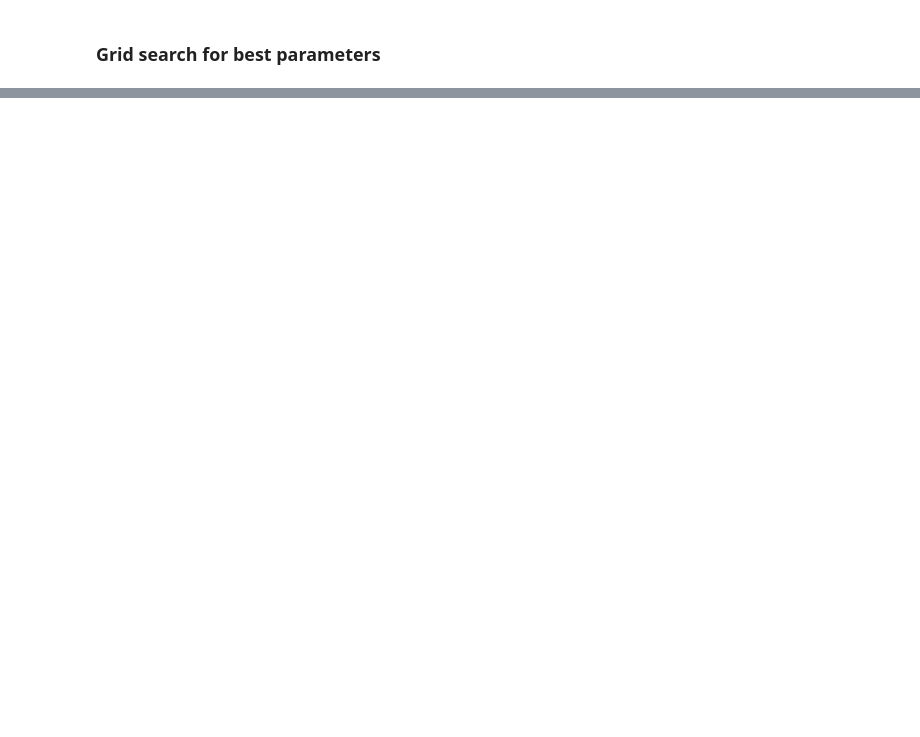
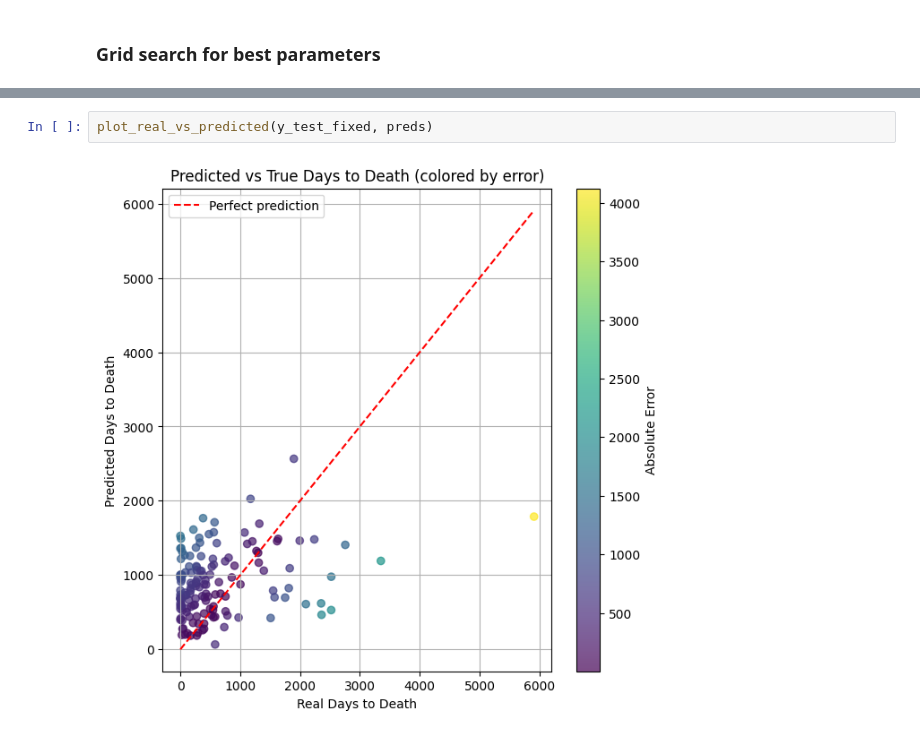
Before and after one commit to giorgiaBertacchini/miRNA_survival_analysis, a Jupyter notebook: notebooks/mlp.ipynb, the cells around one changed output, grey strips where cells are left out. Saved outputs shown, nothing was run; the diff lists cells and outputs as text; blank space fills up the shorter version.

```diff
--- a/notebooks/mlp.ipynb
+++ b/notebooks/mlp.ipynb
@@ -534,0 +554,4 @@ Test MAE: 603.23 | R2: -0.24
+# %%
+plot_real_vs_predicted(y_test_fixed, preds)
+# %% [output]
+[figure, added]
```
Also changed, not shown: parts of 51 cells of this notebook.
